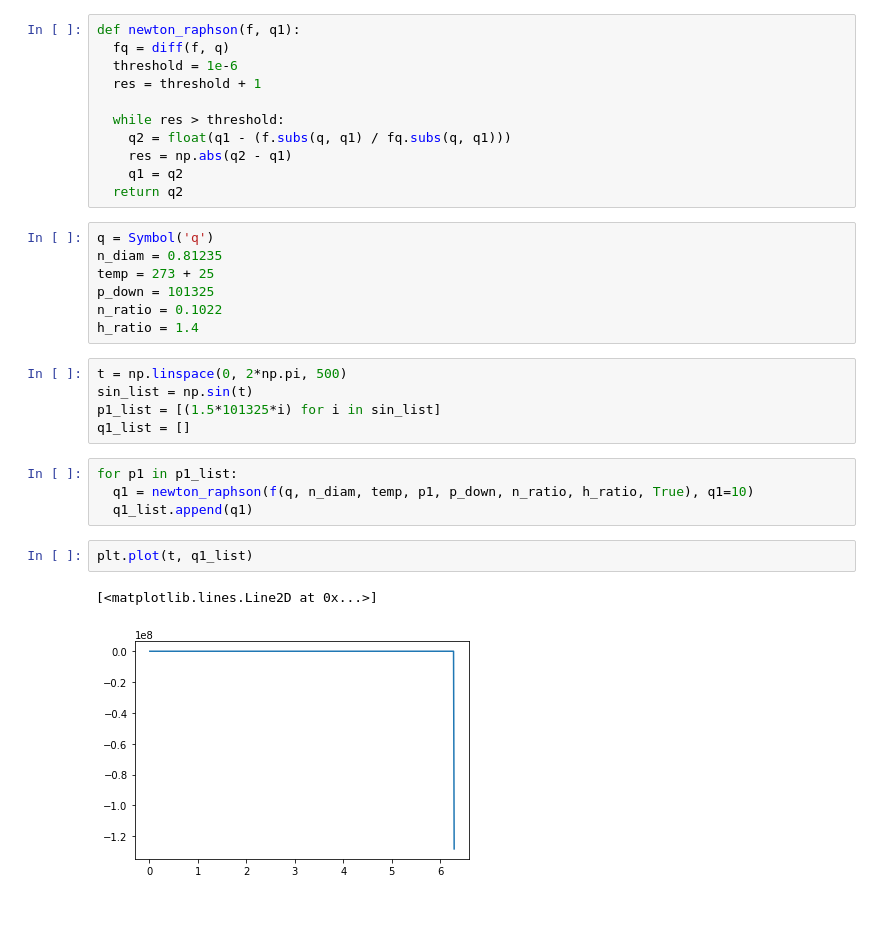
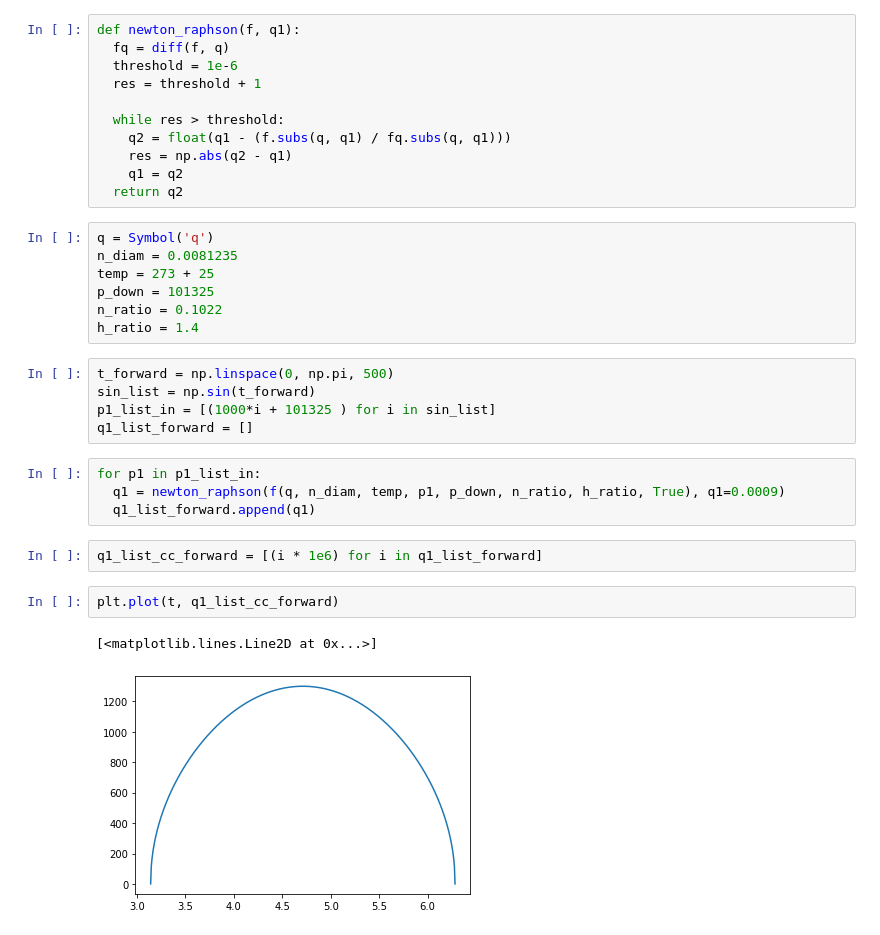
Before and after one commit to okmtz/calc_OWC, a Jupyter notebook: calc_flowrate.ipynb, the cells around one changed output. Saved outputs shown, nothing was run; the diff lists cells and outputs as text.

```diff
--- a/calc_flowrate.ipynb
+++ b/calc_flowrate.ipynb
@@ -53,25 +56,27 @@ def newton_raphson(f, q1):
   return q2
 # %%
 q = Symbol('q')
-n_diam = 0.81235
+n_diam = 0.0081235
 temp = 273 + 25
 p_down = 101325
 n_ratio = 0.1022
 h_ratio = 1.4
 # %%
-t = np.linspace(0, 2*np.pi, 500)
-sin_list = np.sin(t)
-p1_list = [(1.5*101325*i) for i in sin_list]
-q1_list = []
+t_forward = np.linspace(0, np.pi, 500)
+sin_list = np.sin(t_forward)
+p1_list_in = [(1000*i + 101325 ) for i in sin_list]
+q1_list_forward = []
 # %%
-for p1 in p1_list:
-  q1 = newton_raphson(f(q, n_diam, temp, p1, p_down, n_ratio, h_ratio, True), q1=10)
-  q1_list.append(q1)
+for p1 in p1_list_in:
+  q1 = newton_raphson(f(q, n_diam, temp, p1, p_down, n_ratio, h_ratio, True), q1=0.0009)
+  q1_list_forward.append(q1)
+# %%
+q1_list_cc_forward = [(i * 1e6) for i in q1_list_forward]
 # %%
-plt.plot(t, q1_list)
+plt.plot(t, q1_list_cc_forward)
 # %% [output]
 [<matplotlib.lines.Line2D at 0x...>]
-[figure, old version]
+[figure, new version]
 # %%
 fig = plt.figure()
 ax = fig.add_subplot(1, 1, 1)
```
Also changed, not shown: parts of 8 cells of this notebook.
